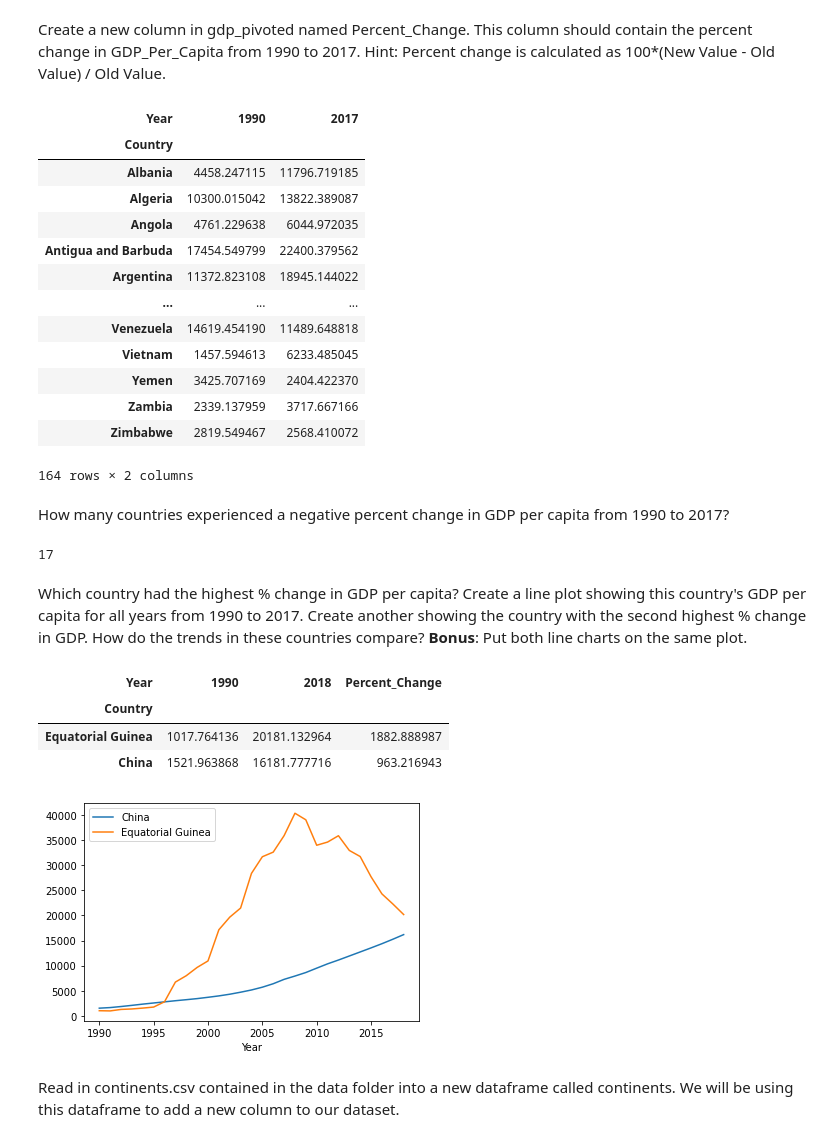
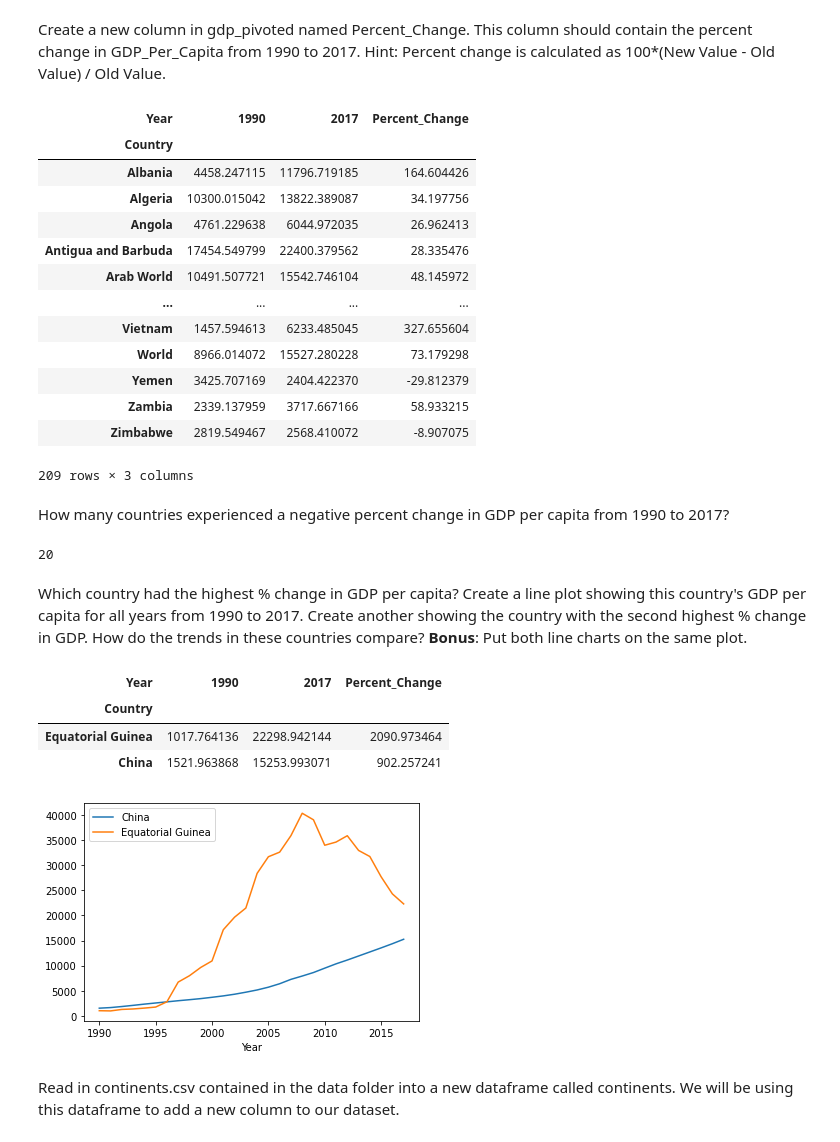
Before and after one commit to nss-data-science-cohort-4/dq1-undata-jasonamyers, a Jupyter notebook: notebooks/UN_Data_Exploration.ipynb, the cells around one changed output. Saved outputs shown, nothing was run; the diff lists cells and outputs as text; code cells hidden in the pictures.

```diff
--- a/notebooks/UN_Data_Exploration.ipynb
+++ b/notebooks/UN_Data_Exploration.ipynb
@@ -9,7 +9,7 @@ import statsmodels.api as sm
 # %% [markdown]
 Using the pandas read_csv() function, read the GDP dataset into your notebook as a DataFrame called gdp_df.
 # %%
-gdp_df = pd.read_csv(r"C:\Users\jason\nss\dq1-undata-jasonamyers\data\gdp_per_capita.csv", skipfooter=2,)
+gdp_df = pd.read_csv(r"..\data\gdp_per_capita.csv", skipfooter=2,)
 # %%
 gdp_df.tail(10)
 # %% [output]
@@ -140,46 +140,46 @@ gdp_pivoted['Percent_Change'] = gdp_pivoted.apply(lambda x: (100*(x[2017]-x[1990
 # %%
 gdp_pivoted
 # %% [output]
-| Year | 1990 | 2017 |
-| Country |  |  |
-| Albania | 4458.247115 | 11796.719185 |
-| Algeria | 10300.015042 | 13822.389087 |
-| Angola | 4761.229638 | 6044.972035 |
-| Antigua and Barbuda | 17454.549799 | 22400.379562 |
-| Argentina | 11372.823108 | 18945.144022 |
-| ... | ... | ... |
-| Venezuela | 14619.454190 | 11489.648818 |
-| Vietnam | 1457.594613 | 6233.485045 |
-| Yemen | 3425.707169 | 2404.422370 |
-| Zambia | 2339.137959 | 3717.667166 |
-| Zimbabwe | 2819.549467 | 2568.410072 |
+| Year | 1990 | 2017 | Percent_Change |
+| Country |  |  |  |
+| Albania | 4458.247115 | 11796.719185 | 164.604426 |
+| Algeria | 10300.015042 | 13822.389087 | 34.197756 |
+| Angola | 4761.229638 | 6044.972035 | 26.962413 |
+| Antigua and Barbuda | 17454.549799 | 22400.379562 | 28.335476 |
+| Arab World | 10491.507721 | 15542.746104 | 48.145972 |
+| ... | ... | ... | ... |
+| Vietnam | 1457.594613 | 6233.485045 | 327.655604 |
+| World | 8966.014072 | 15527.280228 | 73.179298 |
+| Yemen | 3425.707169 | 2404.422370 | -29.812379 |
+| Zambia | 2339.137959 | 3717.667166 | 58.933215 |
+| Zimbabwe | 2819.549467 | 2568.410072 | -8.907075 |
-164 rows × 2 columns
+209 rows × 3 columns
 # %% [markdown]
 How many countries experienced a negative percent change in GDP per capita from 1990 to 2017?
 # %%
 len(gdp_pivoted[gdp_pivoted['Percent_Change'] < 0])
 # %% [output]
-17
+20
 # %% [markdown]
 Which country had the highest % change in GDP per capita? Create a line plot showing this country's GDP per capita for all years from 1990 to 2017. Create another showing the country with the second highest % change in GDP. How do the trends in these countries compare?
 **Bonus**: Put both line charts on the same plot.
 # %%
 gdp_pivoted.sort_values(by='Percent_Change', ascending=False).head(2)
 # %% [output]
-| Year | 1990 | 2018 | Percent_Change |
+| Year | 1990 | 2017 | Percent_Change |
 | Country |  |  |  |
-| Equatorial Guinea | 1017.764136 | 20181.132964 | 1882.888987 |
-| China | 1521.963868 | 16181.777716 | 963.216943 |
+| Equatorial Guinea | 1017.764136 | 22298.942144 | 2090.973464 |
+| China | 1521.963868 | 15253.993071 | 902.257241 |
 # %%
 fig, ax = plt.subplots()
 
-for key, grp in gdp_df[gdp_df['Country'].isin(['Equatorial Guinea','China'])].sort_values(['Country','Year']).groupby('Country'):
+for key, grp in gdp_df[(gdp_df['Country'].isin(['Equatorial Guinea','China'])) & (gdp_df['Year'].between(1990,2017, inclusive=True))].sort_values(['Country','Year']).groupby('Country'):
     ax = grp.plot(ax=ax, kind='line', x='Year', y='GDP_Per_Capita', label=key)
 
 plt.legend(loc='best')
 plt.show()
 # %% [output]
-[figure, old version]
+[figure, new version]
 # %% [markdown]
 Read in continents.csv contained in the data folder into a new dataframe called continents. We will be using this dataframe to add a new column to our dataset.
 # %%
```
Also changed, not shown: parts of 19 cells of this notebook, 2 other files.
